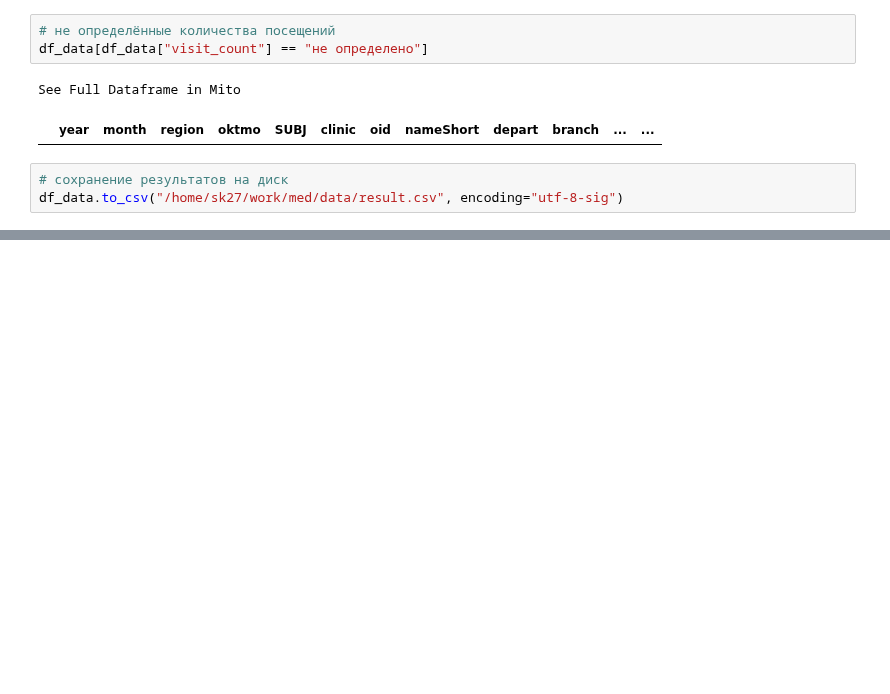
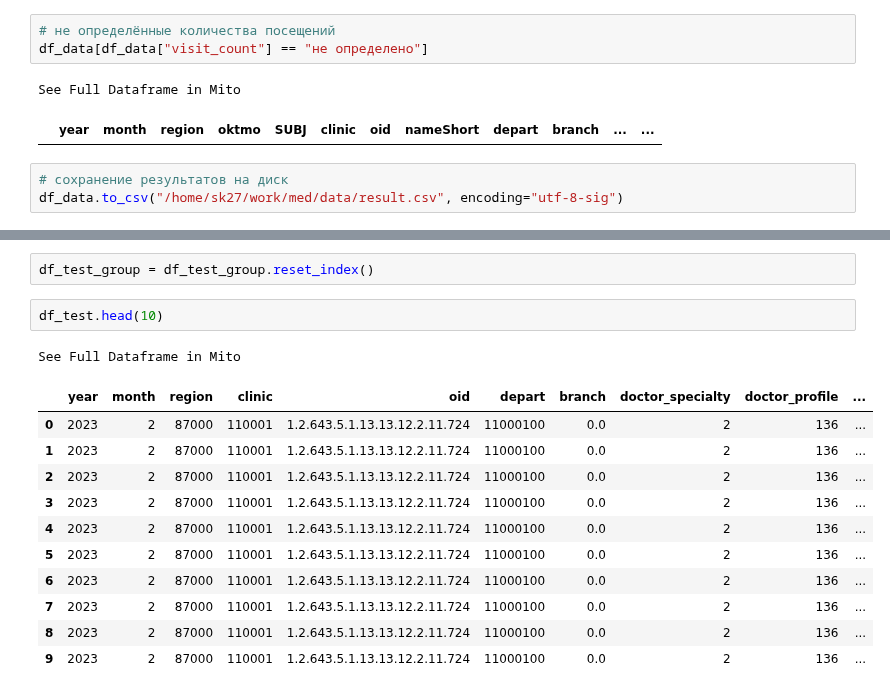
Before and after one commit to s-eremeev/eremeev, a Jupyter notebook: work/visits.ipynb, the cells around one changed output, grey strips where cells are left out. Saved outputs shown, nothing was run; the diff lists cells and outputs as text; blank space fills up the shorter version.

```diff
--- a/work/visits.ipynb
+++ b/work/visits.ipynb
@@ -804,0 +651,17 @@ See Full Dataframe in Mito
+# %%
+df_test_group = df_test_group.reset_index()
+# %%
+df_test.head(10)
+# %% [output]
+See Full Dataframe in Mito
+|  | year | month | region | clinic | oid | depart | branch | doctor_specialty | doctor_profile | ... |
+| 0 | 2023 | 2 | 87000 | 110001 | 1.2.643.5.1.13.13.12.2.11.724 | 11000100 | 0.0 | 2 | 136 | ... |
+| 1 | 2023 | 2 | 87000 | 110001 | 1.2.643.5.1.13.13.12.2.11.724 | 11000100 | 0.0 | 2 | 136 | ... |
+| 2 | 2023 | 2 | 87000 | 110001 | 1.2.643.5.1.13.13.12.2.11.724 | 11000100 | 0.0 | 2 | 136 | ... |
+| 3 | 2023 | 2 | 87000 | 110001 | 1.2.643.5.1.13.13.12.2.11.724 | 11000100 | 0.0 | 2 | 136 | ... |
+| 4 | 2023 | 2 | 87000 | 110001 | 1.2.643.5.1.13.13.12.2.11.724 | 11000100 | 0.0 | 2 | 136 | ... |
+| 5 | 2023 | 2 | 87000 | 110001 | 1.2.643.5.1.13.13.12.2.11.724 | 11000100 | 0.0 | 2 | 136 | ... |
+| 6 | 2023 | 2 | 87000 | 110001 | 1.2.643.5.1.13.13.12.2.11.724 | 11000100 | 0.0 | 2 | 136 | ... |
+| 7 | 2023 | 2 | 87000 | 110001 | 1.2.643.5.1.13.13.12.2.11.724 | 11000100 | 0.0 | 2 | 136 | ... |
+| 8 | 2023 | 2 | 87000 | 110001 | 1.2.643.5.1.13.13.12.2.11.724 | 11000100 | 0.0 | 2 | 136 | ... |
+| 9 | 2023 | 2 | 87000 | 110001 | 1.2.643.5.1.13.13.12.2.11.724 | 11000100 | 0.0 | 2 | 136 | ... |
```
Also changed, not shown: parts of 58 cells of this notebook.
